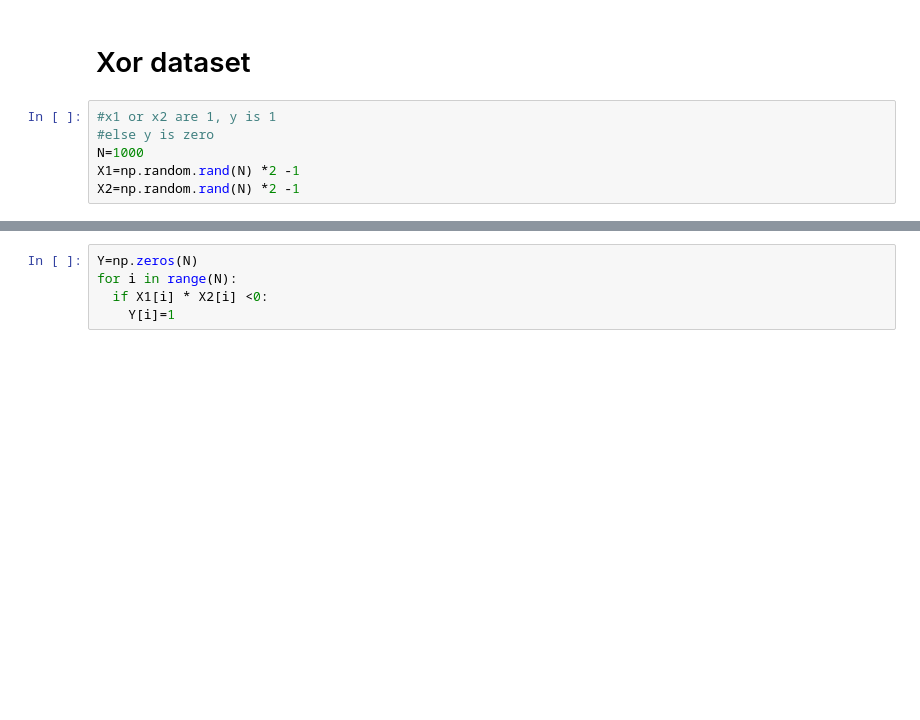
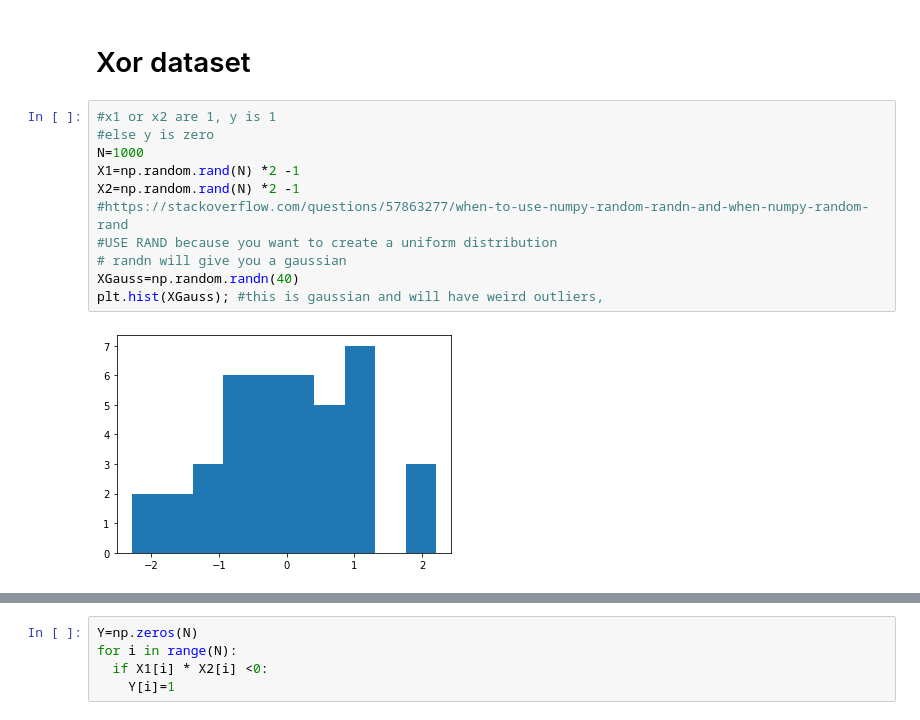
Before and after one commit to redboycode/udemycourses, a Jupyter notebook: lazy_prog_numpy/MatplotLib_Intro.ipynb, the cells around one changed output, grey strips where cells are left out. Cells and saved outputs as stored; diff of their text form; blank space fills up the shorter version.

```diff
--- a/lazy_prog_numpy/MatplotLib_Intro.ipynb
+++ b/lazy_prog_numpy/MatplotLib_Intro.ipynb
@@ -283,9 +283,16 @@ plt.imshow(gray,cmap='autumn'); # enforces autumn on gray image
 # %%
 #x1 or x2 are 1, y is 1
 #else y is zero
 N=1000
 X1=np.random.rand(N) *2 -1
 X2=np.random.rand(N) *2 -1
+#https://stackoverflow.com/questions/57863277/when-to-use-numpy-random-randn-and-when-numpy-random-rand
+#USE RAND because you want to create a uniform distribution
+# randn will give you a gaussian
+XGauss=np.random.randn(40)
+plt.hist(XGauss); #this is gaussian and will have weird outliers,
+# %% [output]
+[figure, added]
 # %%
 plt.hist(X1);
 # %% [output]
```
Also changed, not shown: parts of 9 cells of this notebook.
